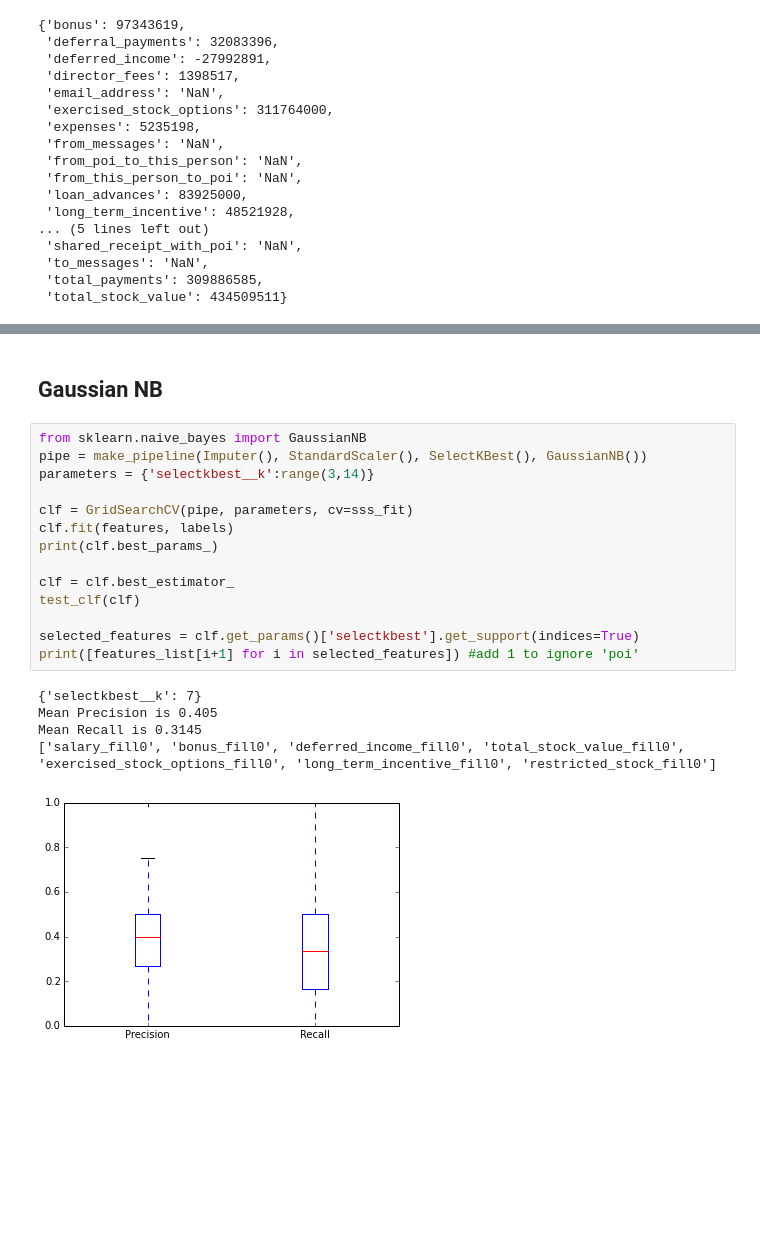
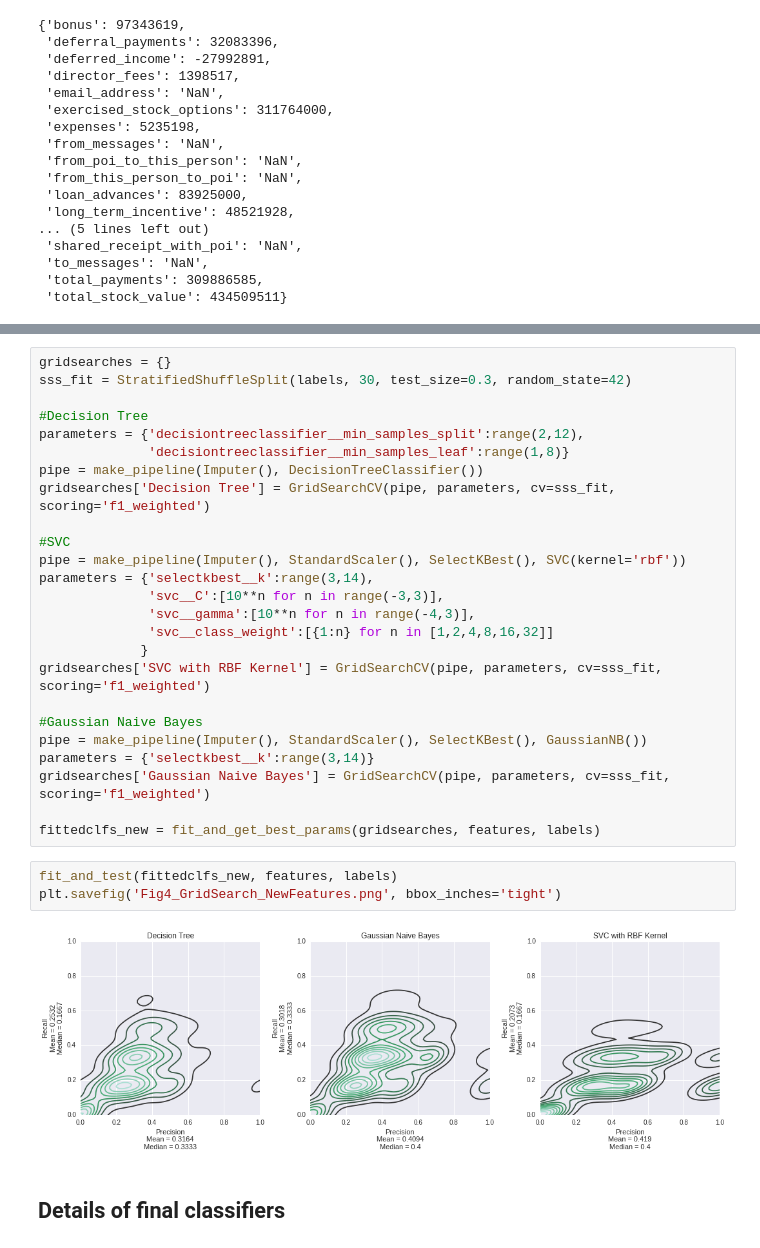
Before and after one commit to jrm5100/ND05, a Jupyter notebook: Data Exploration.ipynb, the cells around one changed output, grey strips where cells are left out. Saved outputs shown, nothing was run; the diff lists cells and outputs as text; blank space fills up the shorter version.

```diff
--- a/Data Exploration.ipynb
+++ b/Data Exploration.ipynb
@@ -299,22 +273,32 @@ Mean Recall is 0.1285
-# %% [markdown]
-## Gaussian NB
-# %%
-from sklearn.naive_bayes import GaussianNB
-pipe = make_pipeline(Imputer(), StandardScaler(), SelectKBest(), GaussianNB())
-parameters = {'selectkbest__k':range(3,14)}
-
-clf = GridSearchCV(pipe, parameters, cv=sss_fit)
-clf.fit(features, labels)
-print(clf.best_params_)
-
-clf = clf.best_estimator_
-test_clf(clf)
-
-selected_features = clf.get_params()['selectkbest'].get_support(indices=True)
-print([features_list[i+1] for i in selected_features]) #add 1 to ignore 'poi'
-# %% [output]
-{'selectkbest__k': 7}
-Mean Precision is 0.405
-Mean Recall is 0.3145
-['salary_fill0', 'bonus_fill0', 'deferred_income_fill0', 'total_stock_value_fill0', 'exercised_stock_options_fill0', 'long_term_incentive_fill0', 'restricted_stock_fill0']
-[figure, removed]
+# %%
+gridsearches = {}
+sss_fit = StratifiedShuffleSplit(labels, 30, test_size=0.3, random_state=42)
+
+#Decision Tree
+parameters = {'decisiontreeclassifier__min_samples_split':range(2,12),
+              'decisiontreeclassifier__min_samples_leaf':range(1,8)}
+pipe = make_pipeline(Imputer(), DecisionTreeClassifier())
+gridsearches['Decision Tree'] = GridSearchCV(pipe, parameters, cv=sss_fit, scoring='f1_weighted')
+
+#SVC
+pipe = make_pipeline(Imputer(), StandardScaler(), SelectKBest(), SVC(kernel='rbf'))
+parameters = {'selectkbest__k':range(3,14),
+              'svc__C':[10**n for n in range(-3,3)],
+              'svc__gamma':[10**n for n in range(-4,3)],
+              'svc__class_weight':[{1:n} for n in [1,2,4,8,16,32]]
+             }
+gridsearches['SVC with RBF Kernel'] = GridSearchCV(pipe, parameters, cv=sss_fit, scoring='f1_weighted')
+
+#Gaussian Naive Bayes
+pipe = make_pipeline(Imputer(), StandardScaler(), SelectKBest(), GaussianNB())
+parameters = {'selectkbest__k':range(3,14)}
+gridsearches['Gaussian Naive Bayes'] = GridSearchCV(pipe, parameters, cv=sss_fit, scoring='f1_weighted')
+
+fittedclfs_new = fit_and_get_best_params(gridsearches, features, labels)
+# %%
+fit_and_test(fittedclfs_new, features, labels)
+plt.savefig('Fig4_GridSearch_NewFeatures.png', bbox_inches='tight')
+# %% [output]
+[figure, added]
+# %% [markdown]
+## Details of final classifiers
```
Also changed, not shown: parts of 32 cells of this notebook, 4 other files.
